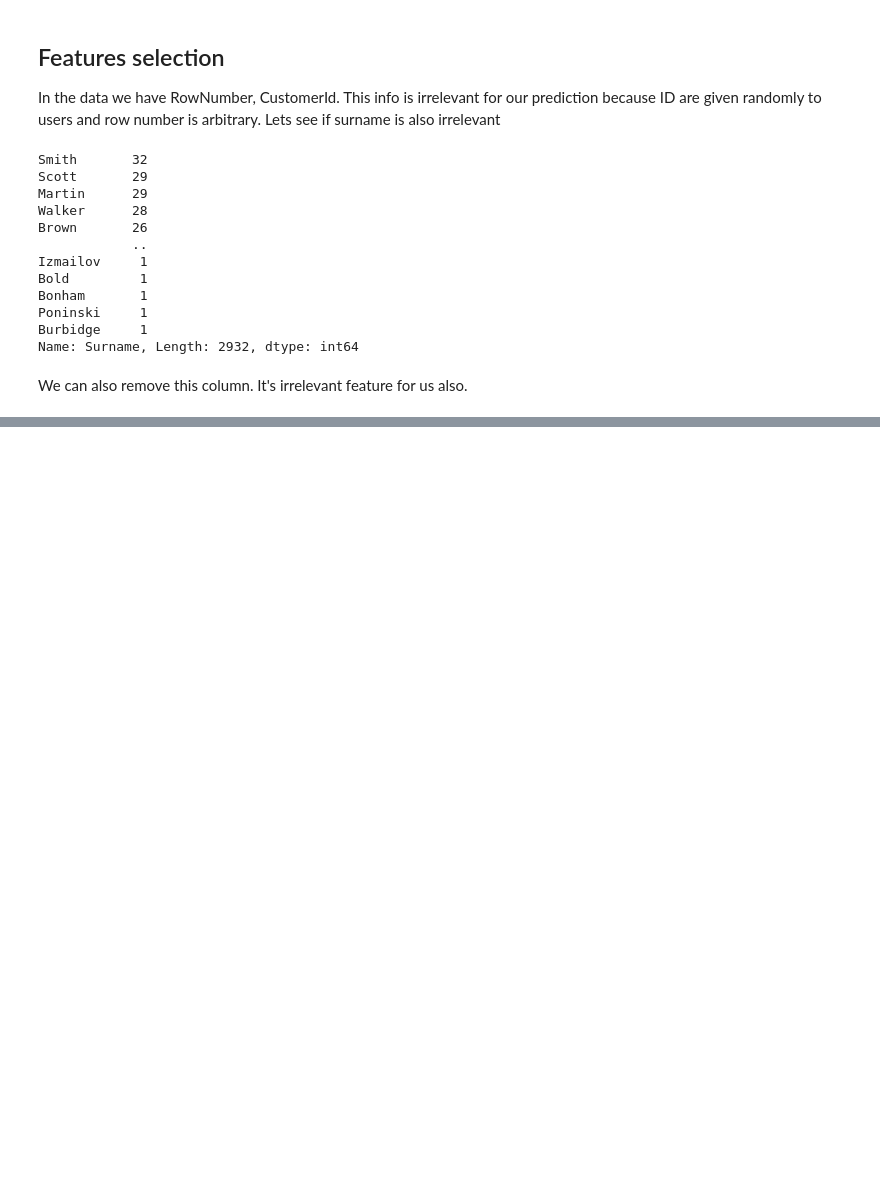
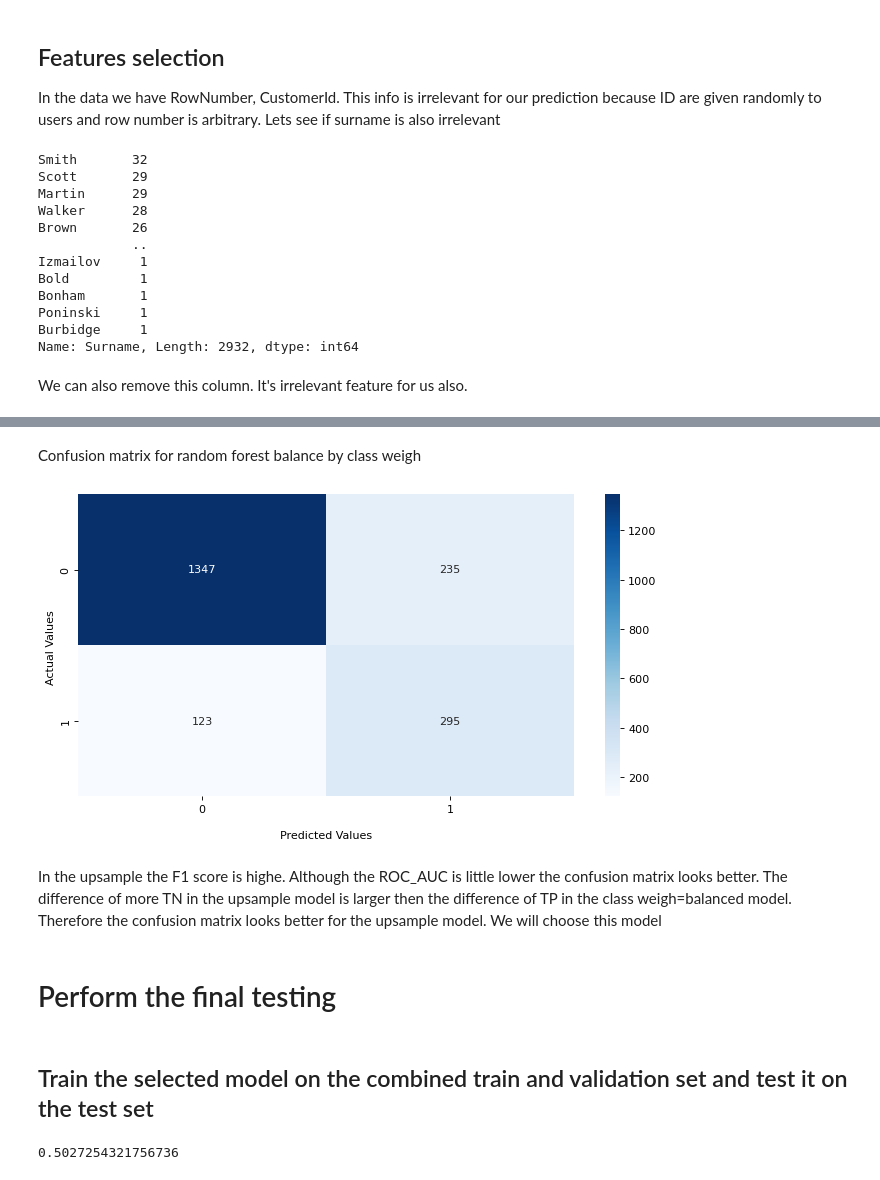
Before and after one commit to nirgalili/practicum100_supervised_learning_project_customer_abandonment, a Jupyter notebook: nir_galili_supervised_learning_project_v1.ipynb, the cells around one changed output, grey strips where cells are left out. Saved outputs shown, nothing was run; the diff lists cells and outputs as text; code cells hidden in the pictures; blank space fills up the shorter version.

```diff
--- a/nir_galili_supervised_learning_project_v1.ipynb
+++ b/nir_galili_supervised_learning_project_v1.ipynb
@@ -182,0 +743,8 @@ data_modified.head()
+# %%
+# create model random forest on the chosen n_estimators
+model_rf_balanced = RandomForestClassifier(random_state=12345,
+                                           n_estimators=best_est,
+                                           max_depth=best_depth,
+                                           class_weight='balanced')
+model_rf_balanced.fit(features_train, target_train) # train the model
+predictions_valid_rf_balanced = model_rf_balanced.predict(features_valid) # get the model's predictions
@@ -182,0 +966,12 @@ data_modified.head()
+# %% [markdown]
+Confusion matrix for random forest balance by class weigh
+# %%
+confusion_matrix_heatmap(target_valid, predictions_valid_rf_balanced)
+# %% [output]
+[figure, added]
+# %% [markdown]
+In the upsample the F1 score is highe. Although the ROC_AUC is little lower the confusion matrix looks better. The difference of more TN in the upsample model is larger then the difference of TP in the class weigh=balanced model. Therefore the confusion matrix looks better for the upsample model. We will choose this model
+# %% [markdown]
+# Perform the final testing
+# %% [markdown]
+## Train the selected model on the combined train and validation set and test it on the test set
@@ -182,0 +982,4 @@ data_modified.head()
+# %%
+target_upsampled.value_counts()[1]/len(target_upsampled)
+# %% [output]
+0.5027254321756736
```
Also changed, not shown: parts of 134 cells of this notebook.
